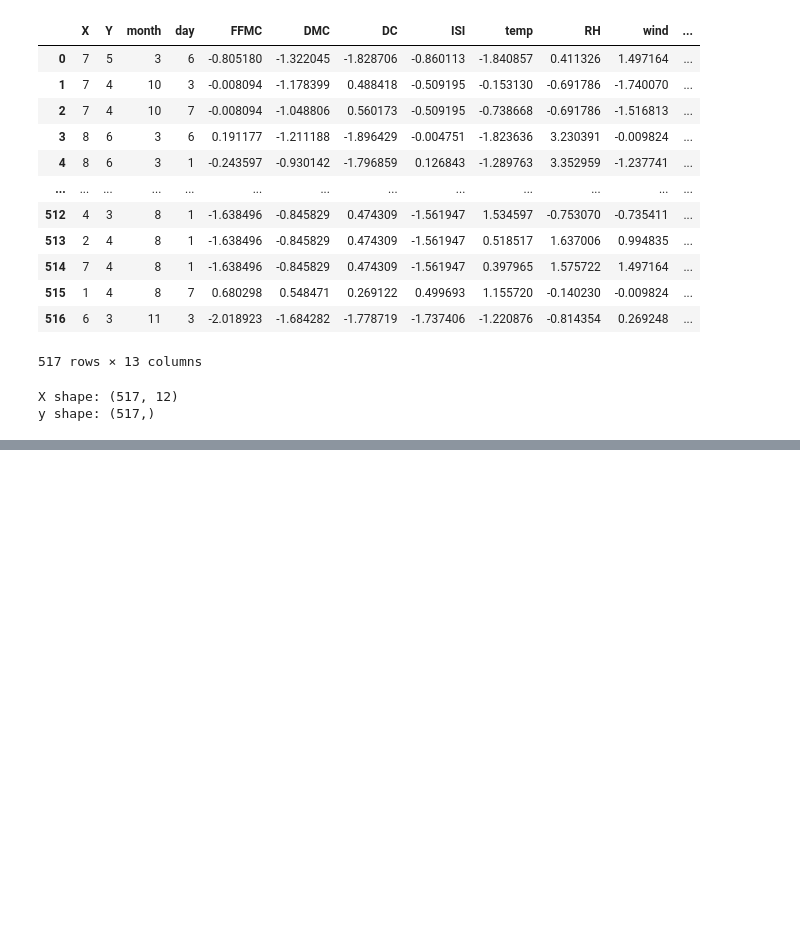
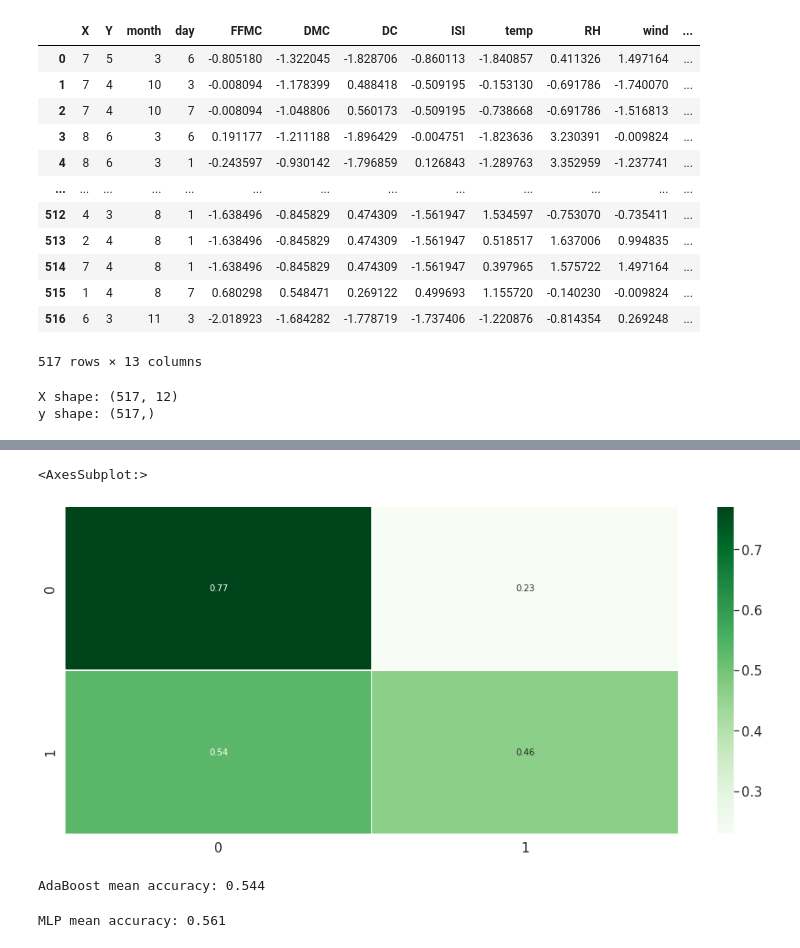
Before and after one commit to jackson-dugger/Team6-Project, a Jupyter notebook: RandomForestClassifier.ipynb, the cells around one changed output, grey strips where cells are left out. Cells and saved outputs as stored; diff of their text form; code cells hidden in the pictures; blank space fills up the shorter version.

```diff
--- a/RandomForestClassifier.ipynb
+++ b/RandomForestClassifier.ipynb
@@ -260,0 +305,26 @@ Random forest mean accuracy: 0.602
+# %%
+matrix = confusion_matrix(y_test, y_pred)
+matrix = matrix.astype('float') / matrix.sum(axis=1)[:, np.newaxis]
+plt.figure(figsize=(16,7))
+sns.set(font_scale=1.4)
+sns.heatmap(matrix, annot=True, annot_kws={'size':10},
+            cmap=plt.cm.Greens, linewidths=0.2)
+# %% [output]
+<AxesSubplot:>
+[figure, added]
+# %%
+clf = AdaBoostClassifier().fit(X_train, y_train)
+y_pred = clf.predict(X_test)
+score = clf.score(X_test, y_test)
+
+print(f'AdaBoost mean accuracy: {score:.3f}')
+# %% [output]
+AdaBoost mean accuracy: 0.544
+# %%
+clf = MLPClassifier(alpha=1, max_iter=1000).fit(X_train, y_train)
+y_pred = clf.predict(X_test)
+score = clf.score(X_test, y_test)
+
+print(f'MLP mean accuracy: {score:.3f}')
+# %% [output]
+MLP mean accuracy: 0.561
```
Also changed, not shown: parts of 21 cells of this notebook.
